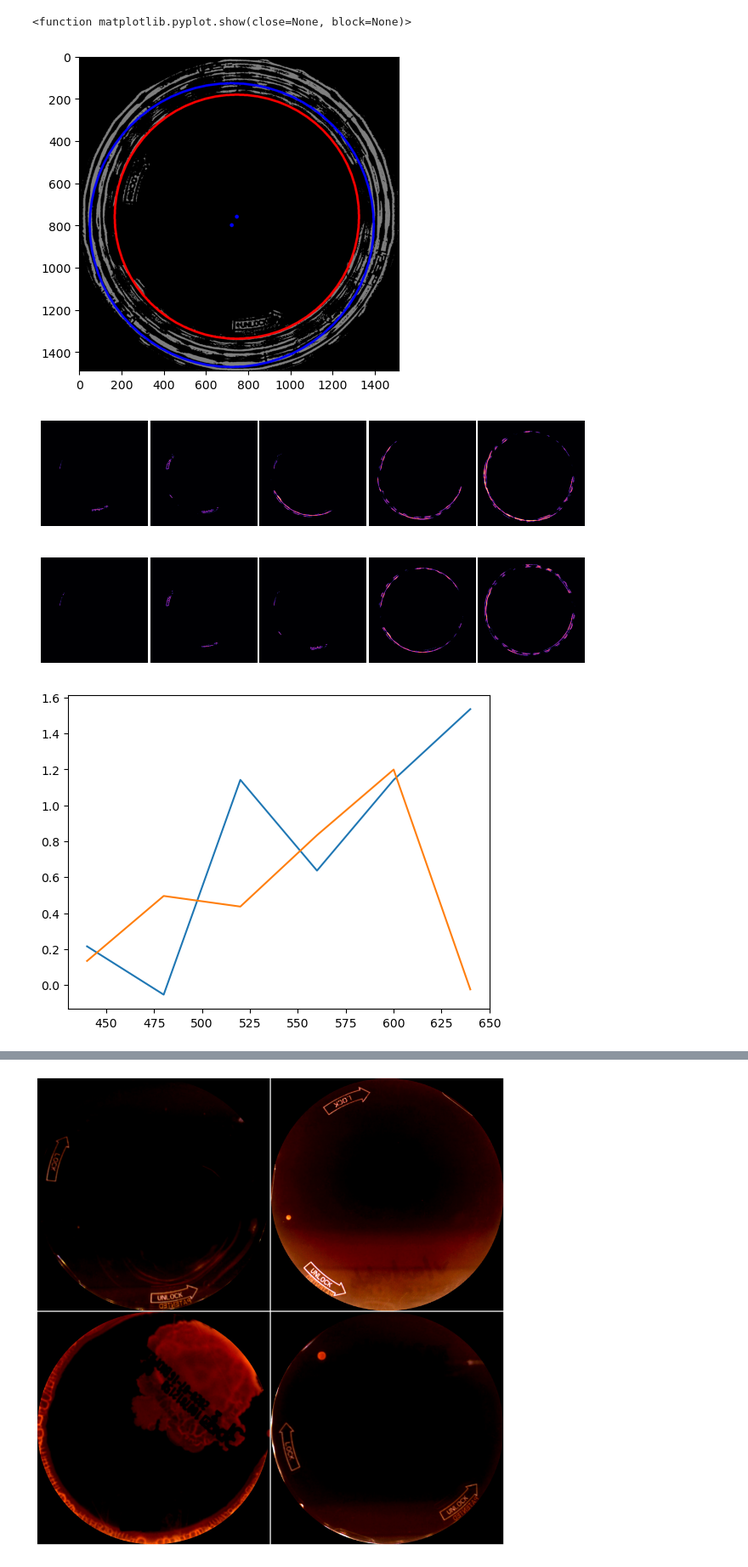
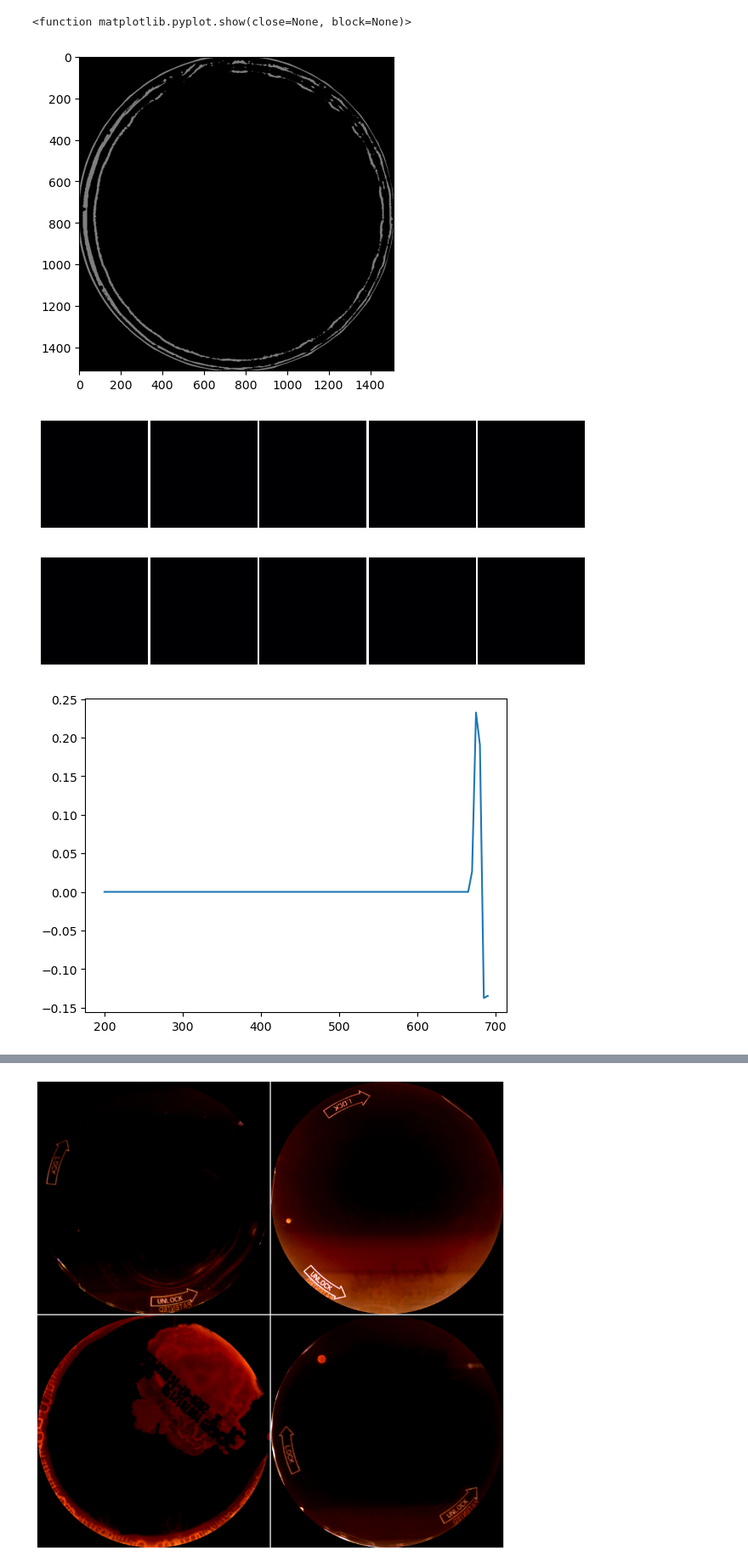
Before and after one commit to ArtemChemist/W207-spring-23-anoop-sneha-art, a Jupyter notebook: present.ipynb, the cells around one changed output, grey strips where cells are left out. Shown at 85% size. Drawn from its saved outputs; the diff is of its cells as text; code cells hidden in the pictures.

```diff
--- a/present.ipynb
+++ b/present.ipynb
@@ -41,19 +41,15 @@ for file in file_names:
     images.append(image)
 # %%
 # Get circles
-
+img = images[2]
+im_w_circ = img.copy()
 #These are the Hough Transform parameters that we are going to use
 accum_res  = 3 # image resolution/accum resolution, 4 means accum is 1/4th of image
 min_between = 4 #Min dist between circles.
-minRadius = 500 #Min radius of a circle.
+minRadius = 200 #Min radius of a circle.
 maxRadius= 740 #The bigest circle expected
 Canny_thr = 1100 #anything above that is an edge automatically in Canny, the lower threshold is half of that.
 Accum_thr = 1100 #accumulator threshold for the circle centers at the detection stage
-params = [accum_res, min_between, Canny_thr, Accum_thr, minRadius, maxRadius]
-
-img = images[0]
-im_w_circ = img.copy()
-params.clear()
 params = [accum_res, min_between, Canny_thr, Accum_thr, minRadius, maxRadius]
 Circles = Find_Optimum_Circles(params_Hough=params, img = img, min_num  = 15, max_num = 30)
 for i in Circles:
@@ -69,9 +65,5 @@ plt.show
 # %%
-img = images[0]
 im_w_circ = img.copy()
-params.clear()
-params = [accum_res, min_between, Canny_thr, Accum_thr, minRadius, maxRadius]
-Circles = Find_Optimum_Circles(params_Hough=params, img = img, min_num  = 30, max_num = 100)
 sorted_circles = Circles[np.argsort(Circles[:, 1])]
 
 # draw the worst circle
@@ -80,7 +72,7 @@ worst_center = (worst_circ[0],worst_circ[1])
 cv2.circle(im_w_circ  , worst_center,4,(0,0,255),10)
 cv2.circle(im_w_circ ,worst_center, worst_circ[2],(0,0,255),10)
 
-# draw the cbest circle
+# draw the best circle
 best_circ = Find_Best_Circle(Circles, img)[0]
 best_center = (best_circ[0],best_circ[1])
 cv2.circle(im_w_circ , best_center , 4,(0,0,255),10)
@@ -93,5 +86,5 @@ plt.show()
 # %%
-img_gr = cv2.adaptiveThreshold(images[0][:,:,0],255,cv2.ADAPTIVE_THRESH_GAUSSIAN_C, cv2.THRESH_BINARY,41,12)
+img_gr = cv2.adaptiveThreshold(img[:,:,0],255,cv2.ADAPTIVE_THRESH_GAUSSIAN_C, cv2.THRESH_BINARY,41,12)
 img_gr = cv2.bitwise_not(img_gr)
 img_color = cv2.cvtColor(img_gr, cv2.COLOR_GRAY2BGR)//2
 
@@ -107,13 +100,13 @@ plt.imshow(img_color)
 plt.show
 # %% [output]
 <function matplotlib.pyplot.show(close=None, block=None)>
-[figure, old version]
+[figure, new version]
 # %%
 # Make a circular band mask
 from matplotlib import colormaps
-img_gr = cv2.adaptiveThreshold(images[0][:,:,0],255,cv2.ADAPTIVE_THRESH_GAUSSIAN_C, cv2.THRESH_BINARY,41,12)
+img_gr = cv2.adaptiveThreshold(img[:,:,0],255,cv2.ADAPTIVE_THRESH_GAUSSIAN_C, cv2.THRESH_BINARY,41,12)
 img_gr = cv2.bitwise_not(img_gr)
-radius = 440
+radius = 200
 band_width = 40
 
 h = img_gr.shape[0] # Image height
@@ -149,14 +142,14 @@ for i, j in [(i,j) for i in np.arange(num_col) for j in np.arange(num_row//2, nu
 plt.subplots_adjust(left=0.1, bottom=0.1, right=0.9, top=0.5, wspace=0.02, hspace=0.01)
 plt.show()
 # %% [output]
-[figure, old version]
+[figure, new version]
 # %%
-Der_bad = 10* Deriv(image= img_gr, center = worst_center,  min_radius = radius, max_radius = radius + 7*band_width, step = band_width)
-Der_good = 10* Deriv(image= img_gr, center = best_center,  min_radius = radius, max_radius = radius + 7*band_width, step = band_width)
-xs = np.arange(radius, radius + 6*band_width, band_width)
-plt.plot(xs, Der_good, )
-plt.plot(xs, Der_bad)
+Der_bad = Deriv(image= img_gr, center = worst_center,  min_radius = 200, max_radius = 700, step = 5)
+Der_good = Deriv(image= img_gr, center = best_center,  min_radius = 200, max_radius = 700, step = 5)
+xs = np.arange(200, 695, 5)
+plt.plot(xs, Der_good)
+#plt.plot(xs, Der_bad)
 plt.show()
 # %% [output]
-[figure, old version]
+[figure, new version]
 # %%
```
Also changed, not shown: parts of 4 cells of this notebook, 6 other files.
